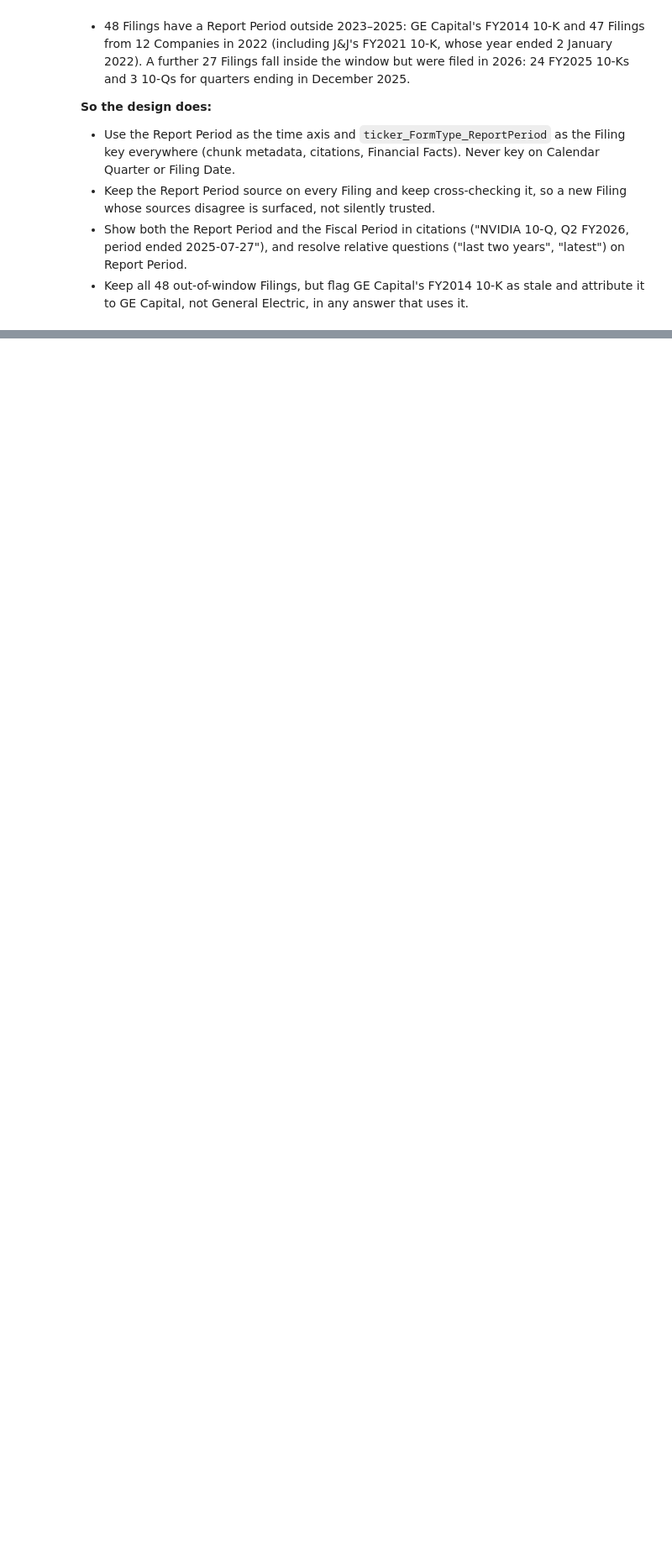
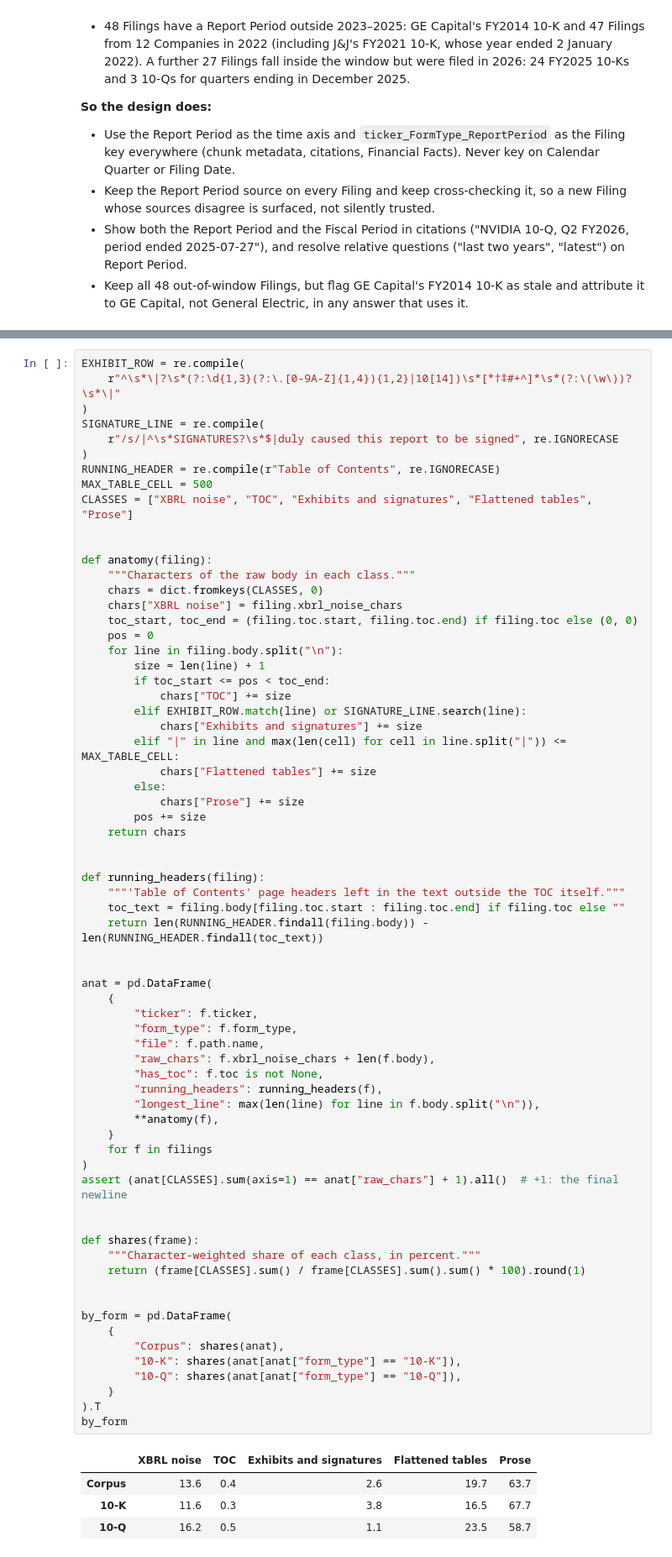
Before and after one commit to dwest1507/eliza-assessment, a Jupyter notebook: backend/notebooks/eda.ipynb, the cells around one changed output, grey strips where cells are left out. Shown at 84% size. Saved outputs shown, nothing was run; the diff lists cells and outputs as text; blank space fills up the shorter version.

```diff
--- a/backend/notebooks/eda.ipynb
+++ b/backend/notebooks/eda.ipynb
@@ -453,0 +473,72 @@ By Form Type: {'10-Q': 3, '10-K': 24}
+# %%
+EXHIBIT_ROW = re.compile(
+    r"^\s*\|?\s*(?:\d{1,3}(?:\.[0-9A-Z]{1,4}){1,2}|10[14])\s*[*†‡#+^]*\s*(?:\(\w\))?\s*\|"
+)
+SIGNATURE_LINE = re.compile(
+    r"/s/|^\s*SIGNATURES?\s*$|duly caused this report to be signed", re.IGNORECASE
+)
+RUNNING_HEADER = re.compile(r"Table of Contents", re.IGNORECASE)
+MAX_TABLE_CELL = 500
+CLASSES = ["XBRL noise", "TOC", "Exhibits and signatures", "Flattened tables", "Prose"]
+
+
+def anatomy(filing):
+    """Characters of the raw body in each class."""
+    chars = dict.fromkeys(CLASSES, 0)
+    chars["XBRL noise"] = filing.xbrl_noise_chars
+    toc_start, toc_end = (filing.toc.start, filing.toc.end) if filing.toc else (0, 0)
+    pos = 0
+    for line in filing.body.split("\n"):
+        size = len(line) + 1
+        if toc_start <= pos < toc_end:
+            chars["TOC"] += size
+        elif EXHIBIT_ROW.match(line) or SIGNATURE_LINE.search(line):
+            chars["Exhibits and signatures"] += size
+        elif "|" in line and max(len(cell) for cell in line.split("|")) <= MAX_TABLE_CELL:
+            chars["Flattened tables"] += size
+        else:
+            chars["Prose"] += size
+        pos += size
+    return chars
+
+
+def running_headers(filing):
+    """'Table of Contents' page headers left in the text outside the TOC itself."""
+    toc_text = filing.body[filing.toc.start : filing.toc.end] if filing.toc else ""
+    return len(RUNNING_HEADER.findall(filing.body)) - len(RUNNING_HEADER.findall(toc_text))
+
+
+anat = pd.DataFrame(
+    {
+        "ticker": f.ticker,
+        "form_type": f.form_type,
+        "file": f.path.name,
+        "raw_chars": f.xbrl_noise_chars + len(f.body),
+        "has_toc": f.toc is not None,
+        "running_headers": running_headers(f),
+        "longest_line": max(len(line) for line in f.body.split("\n")),
+        **anatomy(f),
+    }
+    for f in filings
+)
+assert (anat[CLASSES].sum(axis=1) == anat["raw_chars"] + 1).all()  # +1: the final newline
+
+
+def shares(frame):
+    """Character-weighted share of each class, in percent."""
+    return (frame[CLASSES].sum() / frame[CLASSES].sum().sum() * 100).round(1)
+
+
+by_form = pd.DataFrame(
+    {
+        "Corpus": shares(anat),
+        "10-K": shares(anat[anat["form_type"] == "10-K"]),
+        "10-Q": shares(anat[anat["form_type"] == "10-Q"]),
+    }
+).T
+by_form
+# %% [output]
+|  | XBRL noise | TOC | Exhibits and signatures | Flattened tables | Prose |
+| Corpus | 13.6 | 0.4 | 2.6 | 19.7 | 63.7 |
+| 10-K | 11.6 | 0.3 | 3.8 | 16.5 | 67.7 |
+| 10-Q | 16.2 | 0.5 | 1.1 | 23.5 | 58.7 |
```
Also changed, not shown: parts of 5 cells of this notebook, 5 other files.
